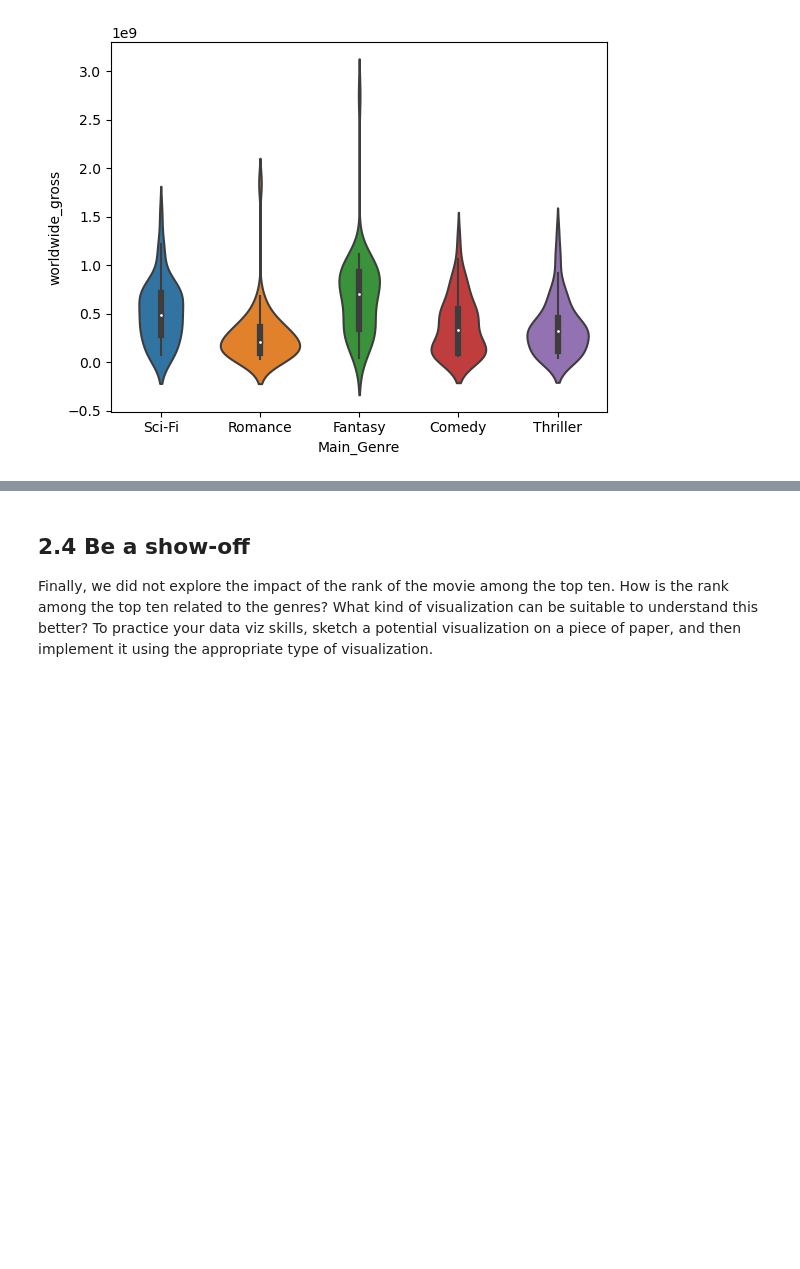
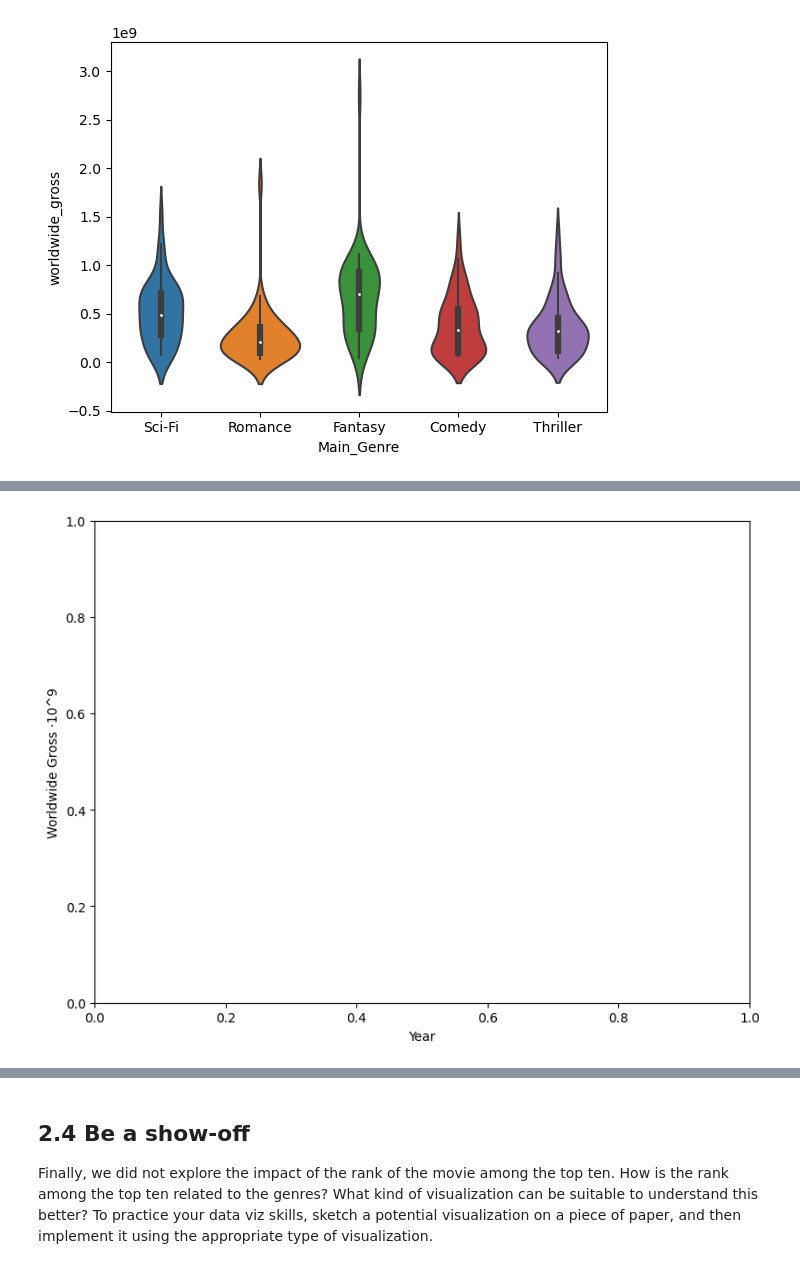
Before and after one commit to MiquelGomezCorral/ADA-Exercises-Cheetsheet, a Jupyter notebook: 02 - Data viz and data from the web/Becoming a DataVizard exercise.ipynb, the cells around one changed output, grey strips where cells are left out. Saved outputs shown, nothing was run; the diff lists cells and outputs as text; code cells hidden in the pictures; blank space fills up the shorter version.

```diff
--- a/02 - Data viz and data from the web/Becoming a DataVizard exercise.ipynb
+++ b/02 - Data viz and data from the web/Becoming a DataVizard exercise.ipynb
@@ -207,3 +194,18 @@ In the next three excercises, you are provided with descriptions and rough sketc
+# %%
+plt.figure(figsize=(8,6))
+# plt.errorbar(movies_year.index, movies_year["mean"], yerr=movies_year["std"], fmt='-o', capsize=5)
+
+def tetas():
+    return ""
+tetas()
+
+pd.
+
+plt.xlabel("Year")
+plt.ylabel("Worldwide Gross ·10^9")
+plt.tight_layout()
+# %% [output]
+[figure, added]
 # %% [markdown]
 ## 2.2 Creating panels
 
```
Also changed, not shown: parts of 7 cells of this notebook, 1 other file.
